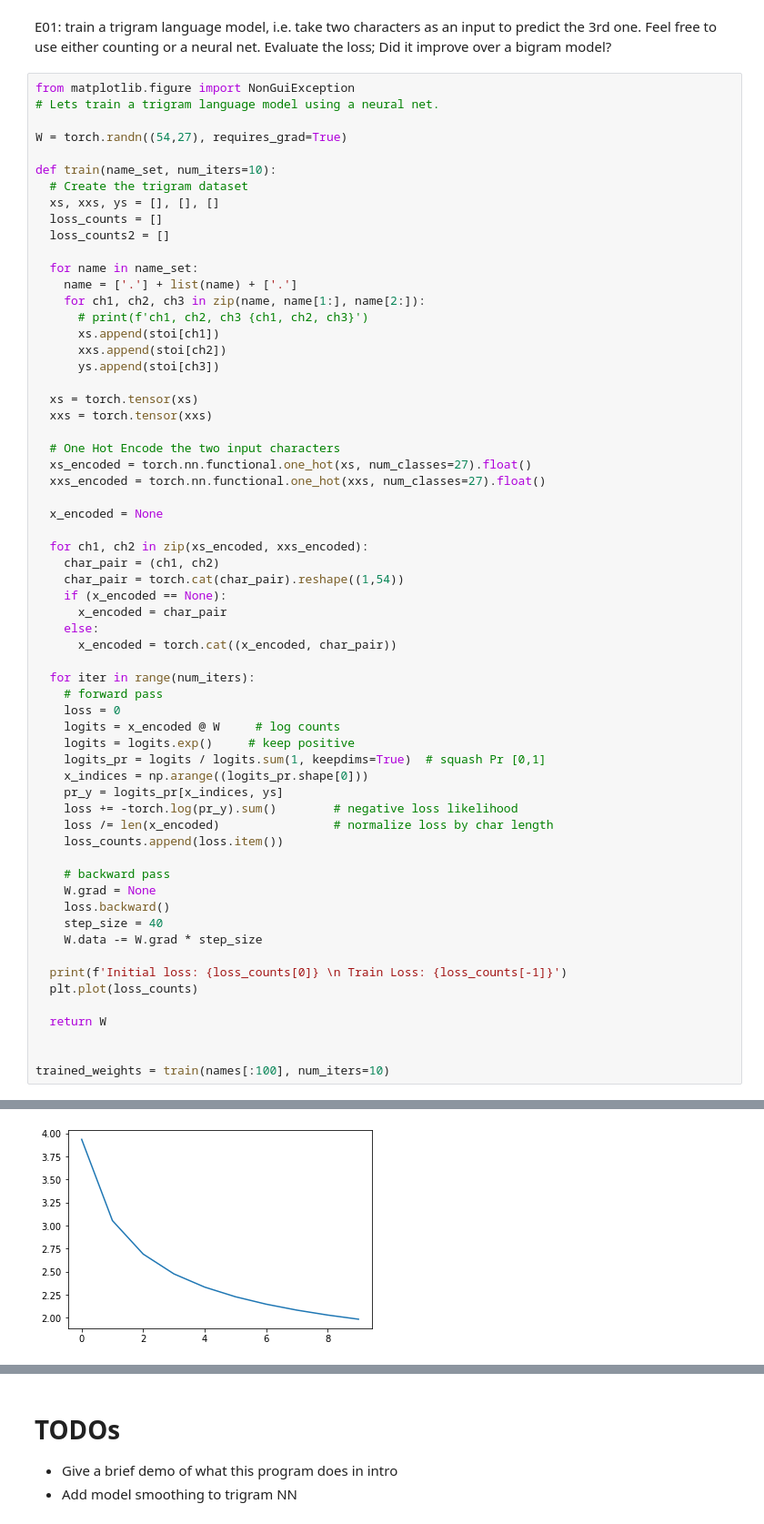
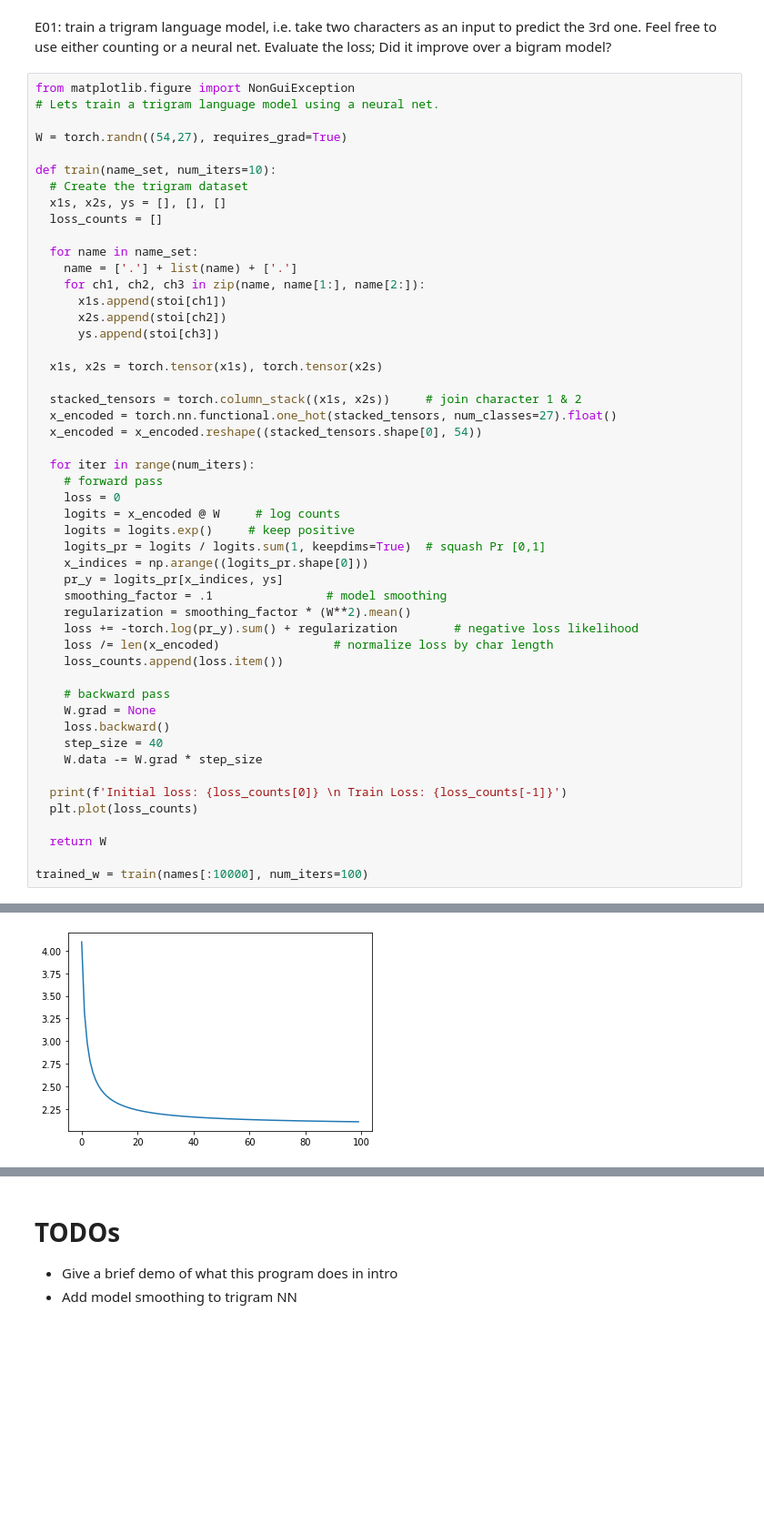
Before and after one commit to osamja/zero-to-hero, a Jupyter notebook: lecture_2/makemore_bigram_lm_scratch.ipynb, the cells around one changed output, grey strips where cells are left out. Shown: that part at 91% size. Cells and saved outputs as stored; diff of their text form; blank space fills up the shorter version.

```diff
--- a/lecture_2/makemore_bigram_lm_scratch.ipynb
+++ b/lecture_2/makemore_bigram_lm_scratch.ipynb
@@ -553,34 +551,21 @@ W = torch.randn((54,27), requires_grad=True)
 
 def train(name_set, num_iters=10):
   # Create the trigram dataset
-  xs, xxs, ys = [], [], []
+  x1s, x2s, ys = [], [], []
   loss_counts = []
-  loss_counts2 = []
 
   for name in name_set:
     name = ['.'] + list(name) + ['.']
     for ch1, ch2, ch3 in zip(name, name[1:], name[2:]):
-      # print(f'ch1, ch2, ch3 {ch1, ch2, ch3}')
-      xs.append(stoi[ch1])
-      xxs.append(stoi[ch2])
+      x1s.append(stoi[ch1])
+      x2s.append(stoi[ch2])
       ys.append(stoi[ch3])
 
-  xs = torch.tensor(xs)
-  xxs = torch.tensor(xxs)
+  x1s, x2s = torch.tensor(x1s), torch.tensor(x2s)
 
-  # One Hot Encode the two input characters
-  xs_encoded = torch.nn.functional.one_hot(xs, num_classes=27).float()
-  xxs_encoded = torch.nn.functional.one_hot(xxs, num_classes=27).float()
-
-  x_encoded = None
-
-  for ch1, ch2 in zip(xs_encoded, xxs_encoded):
-    char_pair = (ch1, ch2)
-    char_pair = torch.cat(char_pair).reshape((1,54))
-    if (x_encoded == None):
-      x_encoded = char_pair
-    else:
-      x_encoded = torch.cat((x_encoded, char_pair))
+  stacked_tensors = torch.column_stack((x1s, x2s))     # join character 1 & 2
+  x_encoded = torch.nn.functional.one_hot(stacked_tensors, num_classes=27).float()
+  x_encoded = x_encoded.reshape((stacked_tensors.shape[0], 54))
 
   for iter in range(num_iters):
     # forward pass
@@ -590,7 +575,9 @@ def train(name_set, num_iters=10):
     logits_pr = logits / logits.sum(1, keepdims=True)  # squash Pr [0,1]
     x_indices = np.arange((logits_pr.shape[0]))
     pr_y = logits_pr[x_indices, ys]
-    loss += -torch.log(pr_y).sum()        # negative loss likelihood
+    smoothing_factor = .1                # model smoothing
+    regularization = smoothing_factor * (W**2).mean()
+    loss += -torch.log(pr_y).sum() + regularization        # negative loss likelihood
     loss /= len(x_encoded)                # normalize loss by char length
     loss_counts.append(loss.item())
 
@@ -605,6 +592,5 @@ def train(name_set, num_iters=10):
 
   return W
 
-
-trained_weights = train(names[:100], num_iters=10)
+trained_w = train(names[:10000], num_iters=100)
 # %% [output]
@@ -613 +599 @@ Initial loss: 3.9350695610046387
-[figure, old version]
+[figure, new version]
```
Also changed, not shown: parts of 24 cells of this notebook.
